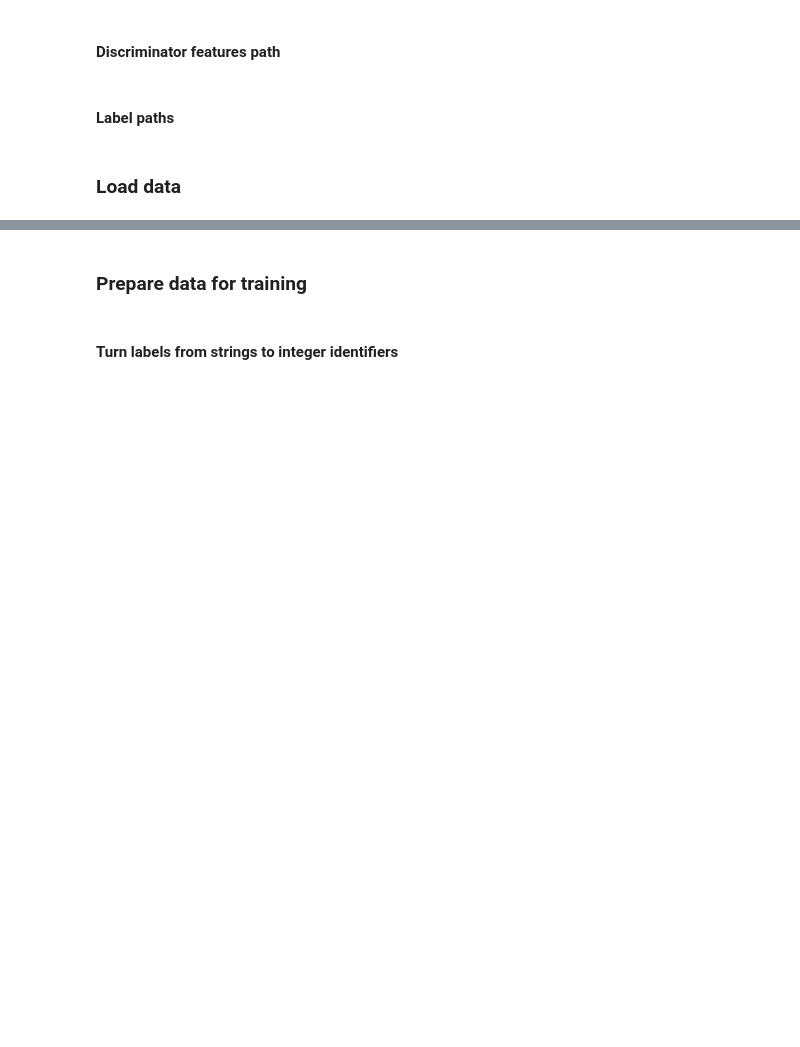
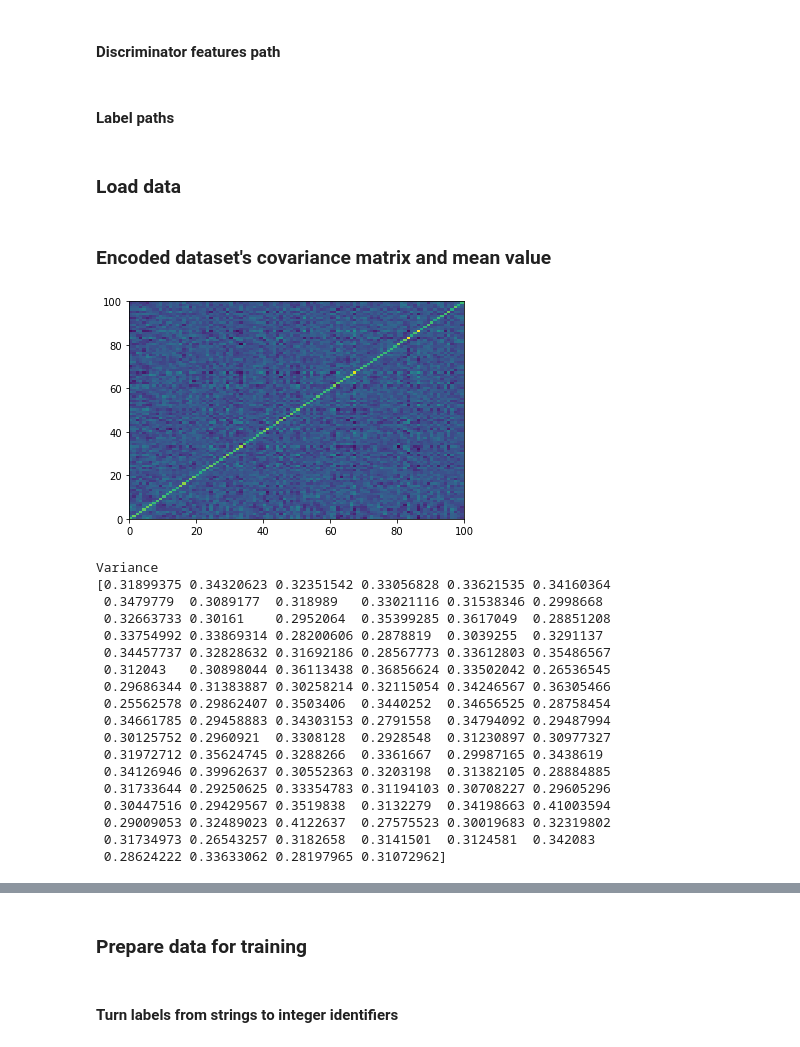
Before and after one commit to MathewStylianidis/Bi-TiFGAN---TensorFlow-1.14, a Jupyter notebook: notebooks/feature_evaluation/evaluate_posthoc_encoder_features.ipynb, the cells around one changed output, grey strips where cells are left out. Drawn from its saved outputs; the diff is of its cells as text; code cells hidden in the pictures; blank space fills up the shorter version.

```diff
--- a/notebooks/feature_evaluation/evaluate_posthoc_encoder_features.ipynb
+++ b/notebooks/feature_evaluation/evaluate_posthoc_encoder_features.ipynb
@@ -45,3 +47,31 @@ y_tr = load_labels(training_label_dir)
 y_ts = load_labels(test_label_dir)
 # %%
 label_dict = {value: index  for index, value in enumerate(np.unique(y_tr))}
+# %% [markdown]
+### Encoded dataset's covariance matrix and mean value
+# %%
+cov = np.cov(X_tr, rowvar=False)
+plt.pcolormesh(cov)
+plt.show()
+print("Variance")
+print(X_tr.std(axis=0))
+# %% [output]
+[figure, added]
+Variance
+[0.31899375 0.34320623 0.32351542 0.33056828 0.33621535 0.34160364
+ 0.3479779  0.3089177  0.318989   0.33021116 0.31538346 0.2998668
+ 0.32663733 0.30161    0.2952064  0.35399285 0.3617049  0.28851208
+ 0.33754992 0.33869314 0.28200606 0.2878819  0.3039255  0.3291137
+ 0.34457737 0.32828632 0.31692186 0.28567773 0.33612803 0.35486567
+ 0.312043   0.30898044 0.36113438 0.36856624 0.33502042 0.26536545
+ 0.29686344 0.31383887 0.30258214 0.32115054 0.34246567 0.36305466
+ 0.25562578 0.29862407 0.3503406  0.3440252  0.34656525 0.28758454
+ 0.34661785 0.29458883 0.34303153 0.2791558  0.34794092 0.29487994
+ 0.30125752 0.2960921  0.3308128  0.2928548  0.31230897 0.30977327
+ 0.31972712 0.35624745 0.3288266  0.3361667  0.29987165 0.3438619
+ 0.34126946 0.39962637 0.30552363 0.3203198  0.31382105 0.28884885
+ 0.31733644 0.29250625 0.33354783 0.31194103 0.30708227 0.29605296
+ 0.30447516 0.29429567 0.3519838  0.3132279  0.34198663 0.41003594
+ 0.29009053 0.32489023 0.4122637  0.27575523 0.30019683 0.32319802
+ 0.31734973 0.26543257 0.3182658  0.3141501  0.3124581  0.342083
+ 0.28624222 0.33633062 0.28197965 0.31072962]
```
Also changed, not shown: parts of 4 cells of this notebook, 1 other file.
